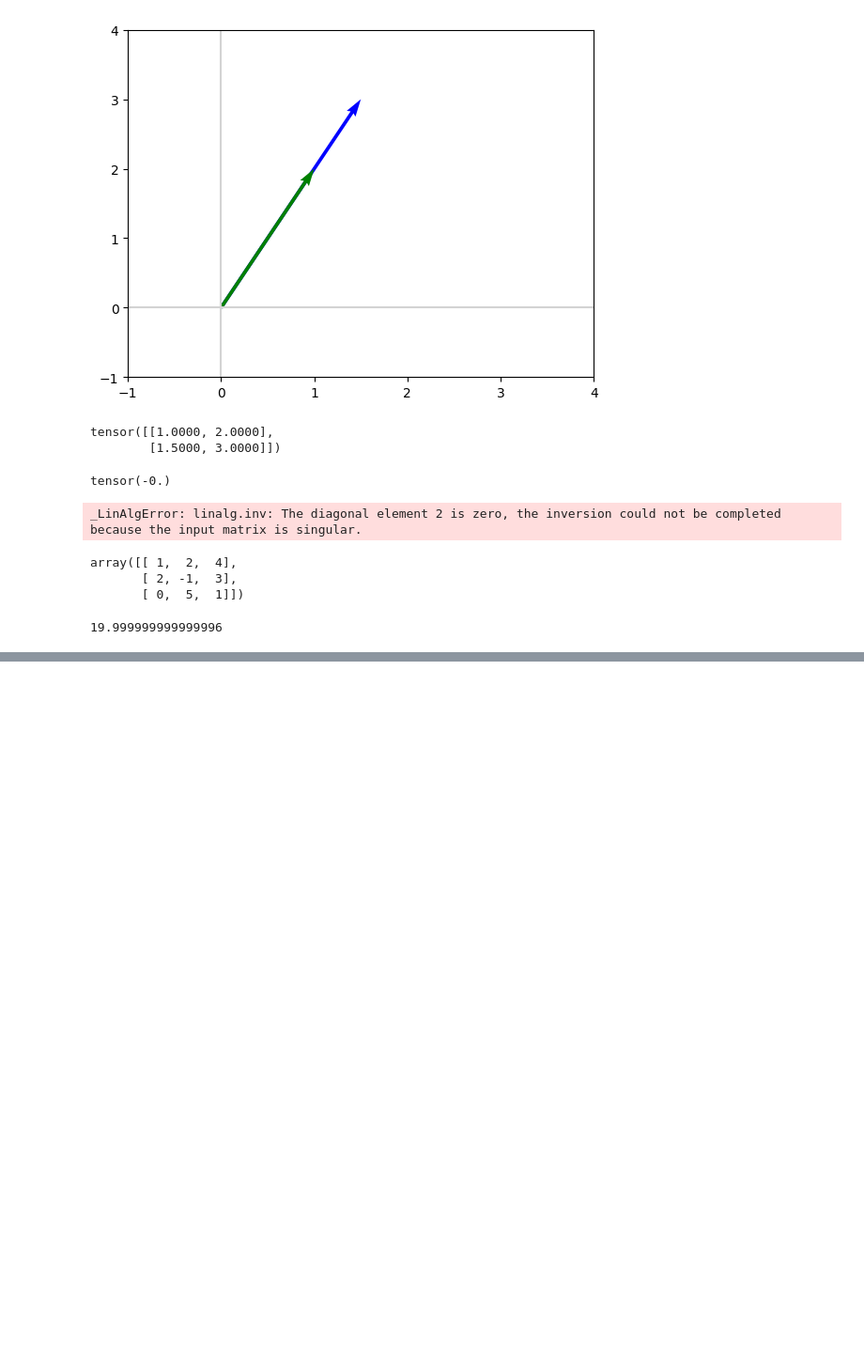
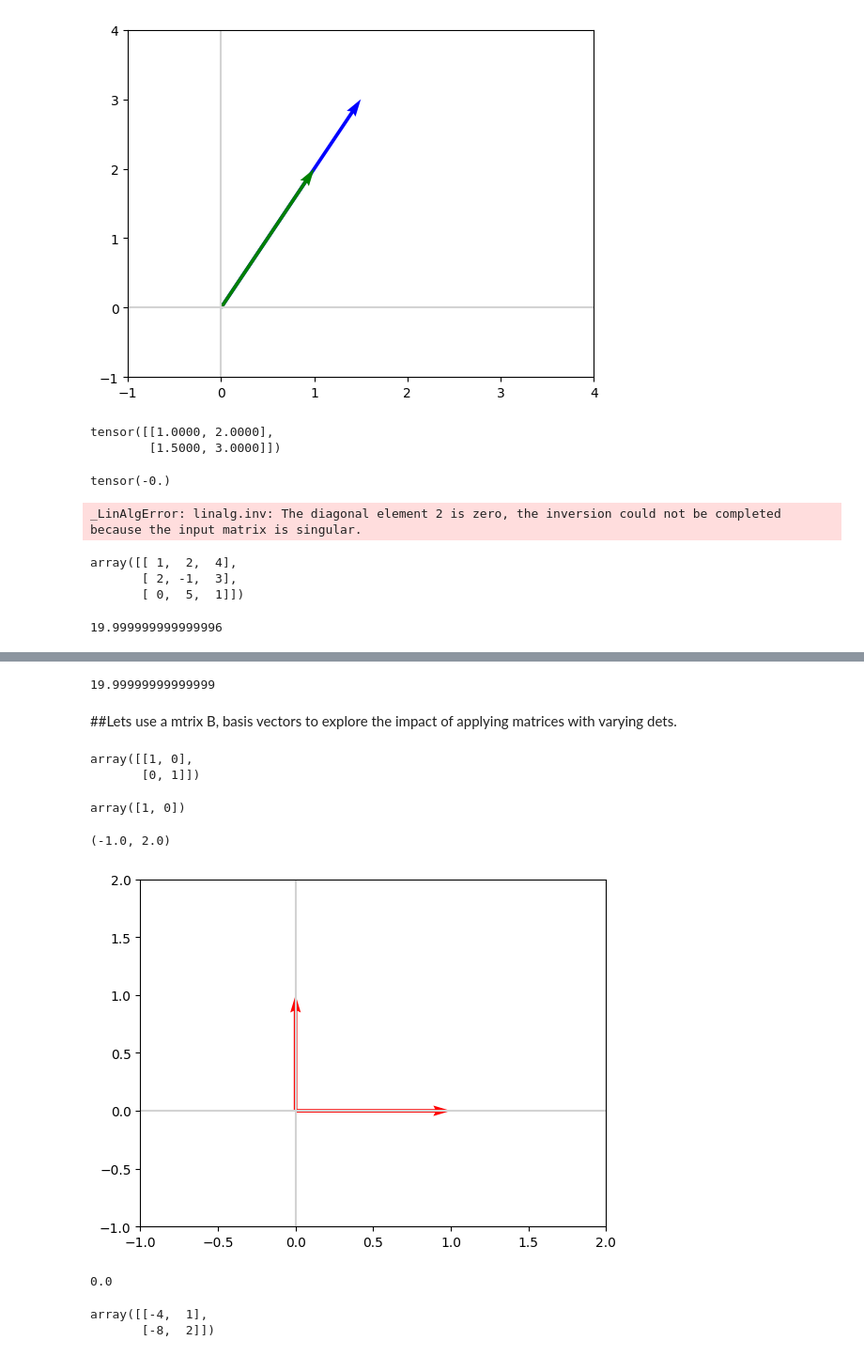
Before and after one commit to fakhar-iqbal/Machine_Learning_Fundamentals, a Jupyter notebook: LinearAlgebra_II.ipynb, the cells around one changed output, grey strips where cells are left out. Shown: that part at 94% size. Saved outputs shown, nothing was run; the diff lists cells and outputs as text; code cells hidden in the pictures; blank space fills up the shorter version.

```diff
--- a/LinearAlgebra_II.ipynb
+++ b/LinearAlgebra_II.ipynb
@@ -433,0 +448,26 @@ np.linalg.det(A)
+# %%
+np.product(L)
+# %% [output]
+19.99999999999999
+# %% [markdown]
+##Lets use a mtrix B, basis vectors to explore the impact of applying matrices with varying dets.
+# %%
+B = np.array([[1,0],[0,1]])
+B
+# %% [output]
+array([[1, 0],
+       [0, 1]])
+# %%
+def vectorfy(matrx,cols):
+  return np.array(matrx[:,cols]).reshape(-1)
+# %%
+vectorfy(B,0)
+# %% [output]
+array([1, 0])
+# %%
+plot_vectors([vectorfy(B,0),vectorfy(B,1)],['red','red'])
+plt.xlim(-1,2)
+plt.ylim(-1,2)
+# %% [output]
+(-1.0, 2.0)
+[figure, added]
@@ -433,0 +478,10 @@ np.linalg.det(A)
+# %%
+np.linalg.det(A)
+# %% [output]
+0.0
+# %%
+NB = np.dot(A,B)
+NB
+# %% [output]
+array([[-4,  1],
+       [-8,  2]])
```
Also changed, not shown: parts of 24 cells of this notebook.
